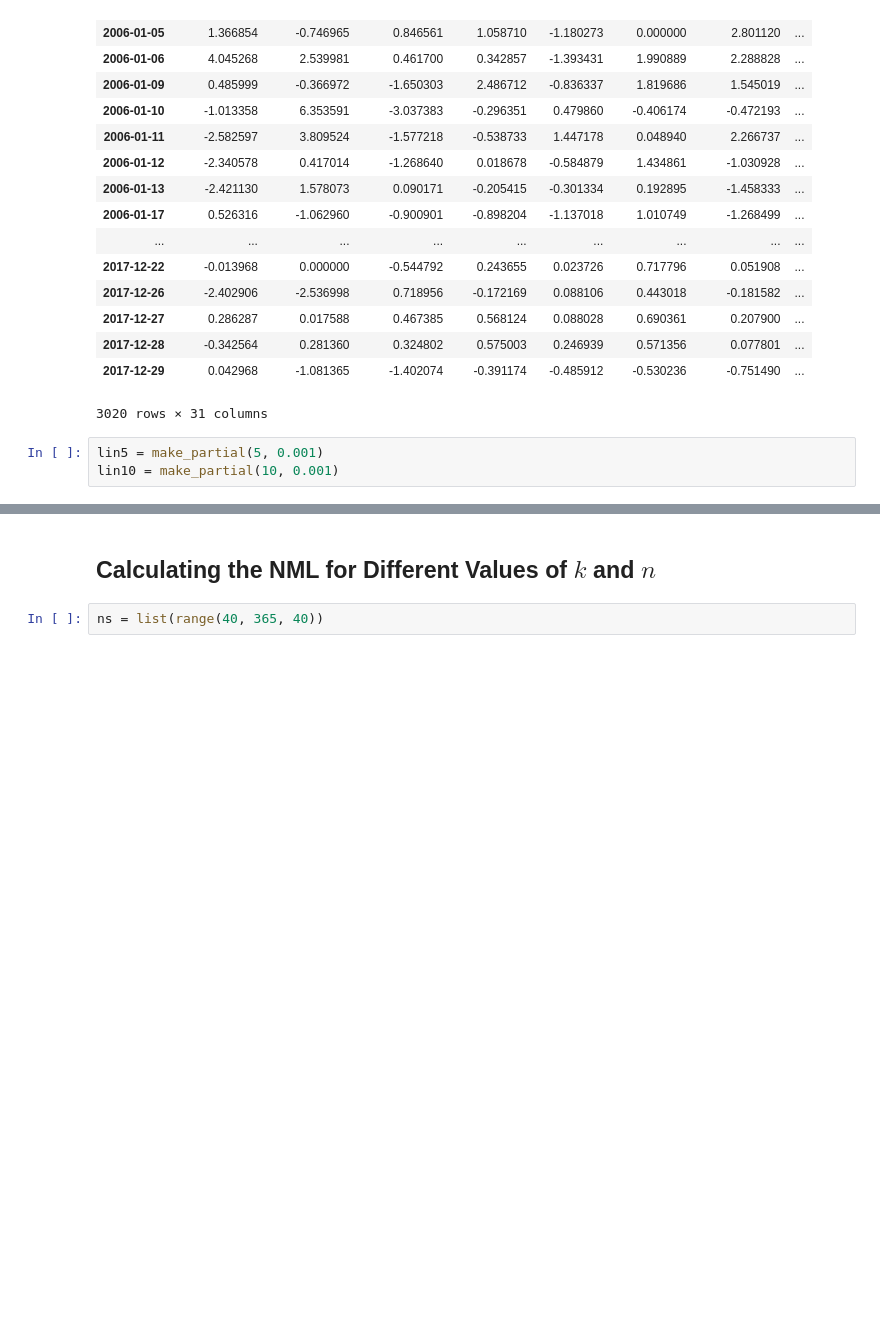
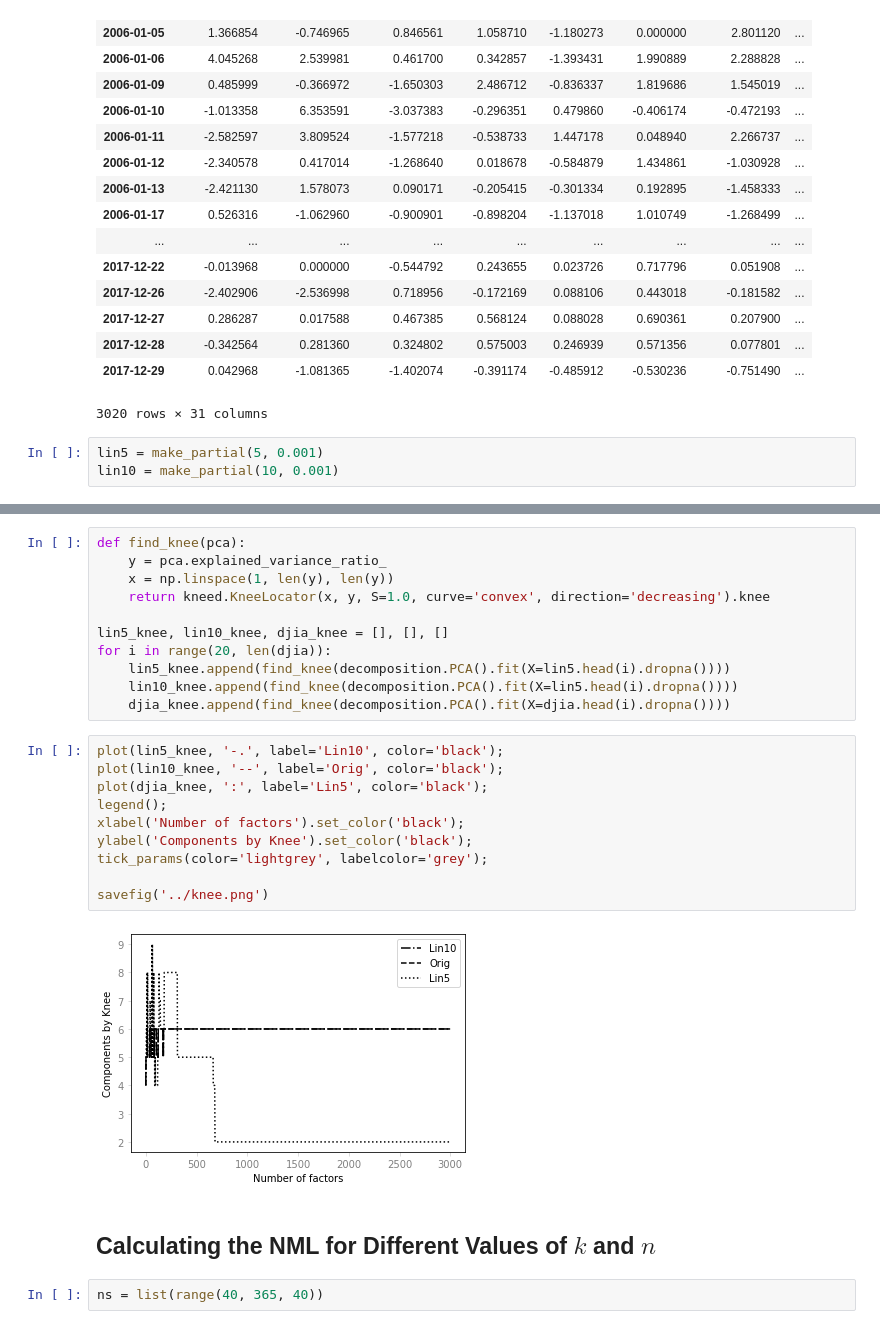
Before and after one commit to atavory/pca_nml_numerical_experiments, a Jupyter notebook: numerical_experiments.ipynb, the cells around one changed output, grey strips where cells are left out. Saved outputs shown, nothing was run; the diff lists cells and outputs as text; blank space fills up the shorter version.

```diff
--- a/numerical_experiments.ipynb
+++ b/numerical_experiments.ipynb
@@ -99,3 +129,26 @@ savefig('../scree.png')
+# %%
+def find_knee(pca):
+    y = pca.explained_variance_ratio_
+    x = np.linspace(1, len(y), len(y))
+    return kneed.KneeLocator(x, y, S=1.0, curve='convex', direction='decreasing').knee
+
+lin5_knee, lin10_knee, djia_knee = [], [], []
+for i in range(20, len(djia)):
+    lin5_knee.append(find_knee(decomposition.PCA().fit(X=lin5.head(i).dropna())))
+    lin10_knee.append(find_knee(decomposition.PCA().fit(X=lin5.head(i).dropna())))
+    djia_knee.append(find_knee(decomposition.PCA().fit(X=djia.head(i).dropna())))
+# %%
+plot(lin5_knee, '-.', label='Lin10', color='black');
+plot(lin10_knee, '--', label='Orig', color='black');
+plot(djia_knee, ':', label='Lin5', color='black');
+legend();
+xlabel('Number of factors').set_color('black');
+ylabel('Components by Knee').set_color('black');
+tick_params(color='lightgrey', labelcolor='grey');
+
+savefig('../knee.png')
+# %% [output]
+[figure, added]
 # %% [markdown]
 ## Calculating the NML for Different Values of $k$ and $n$
 # %%
```
Also changed, not shown: parts of 11 cells of this notebook.
